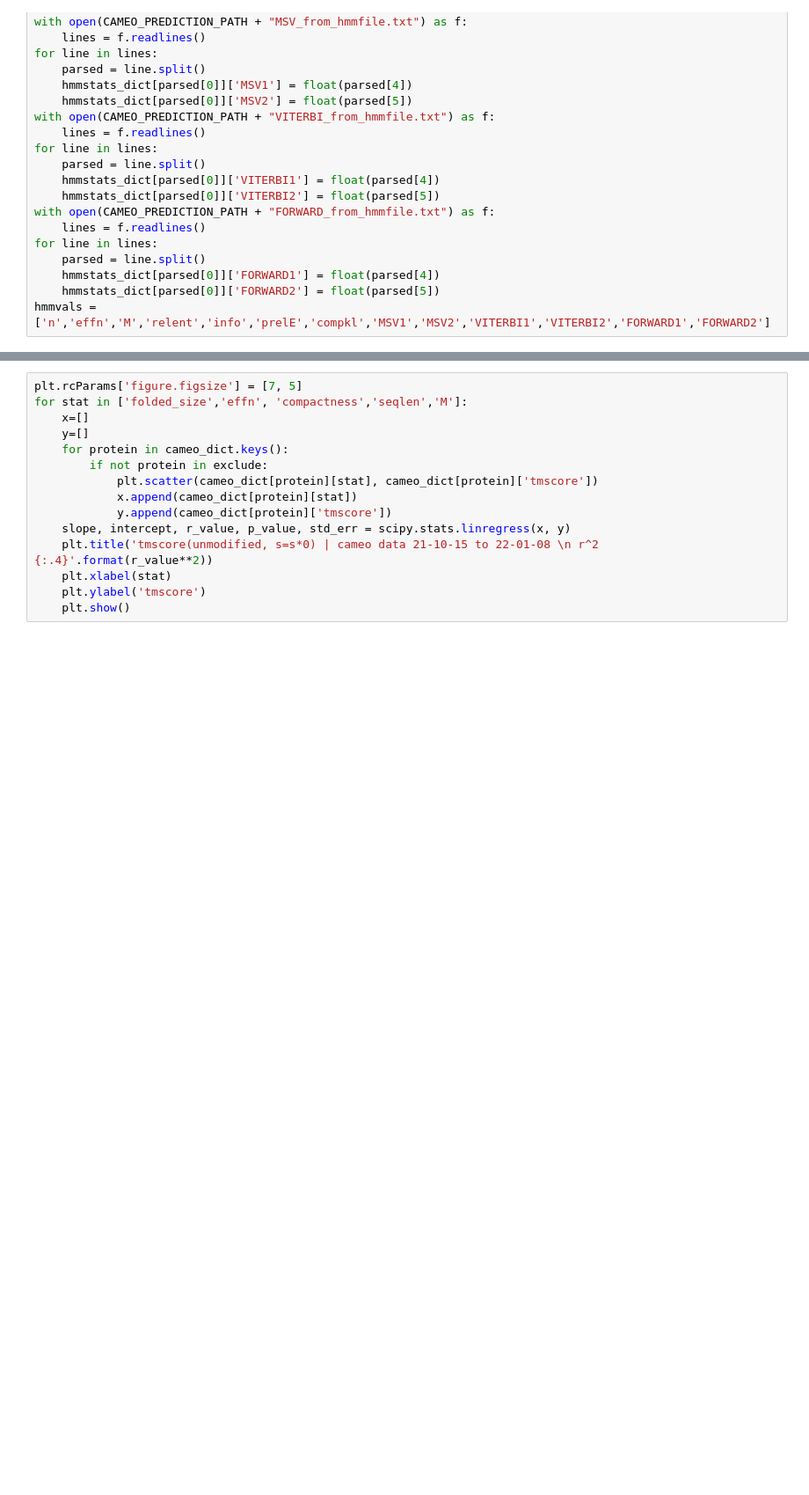
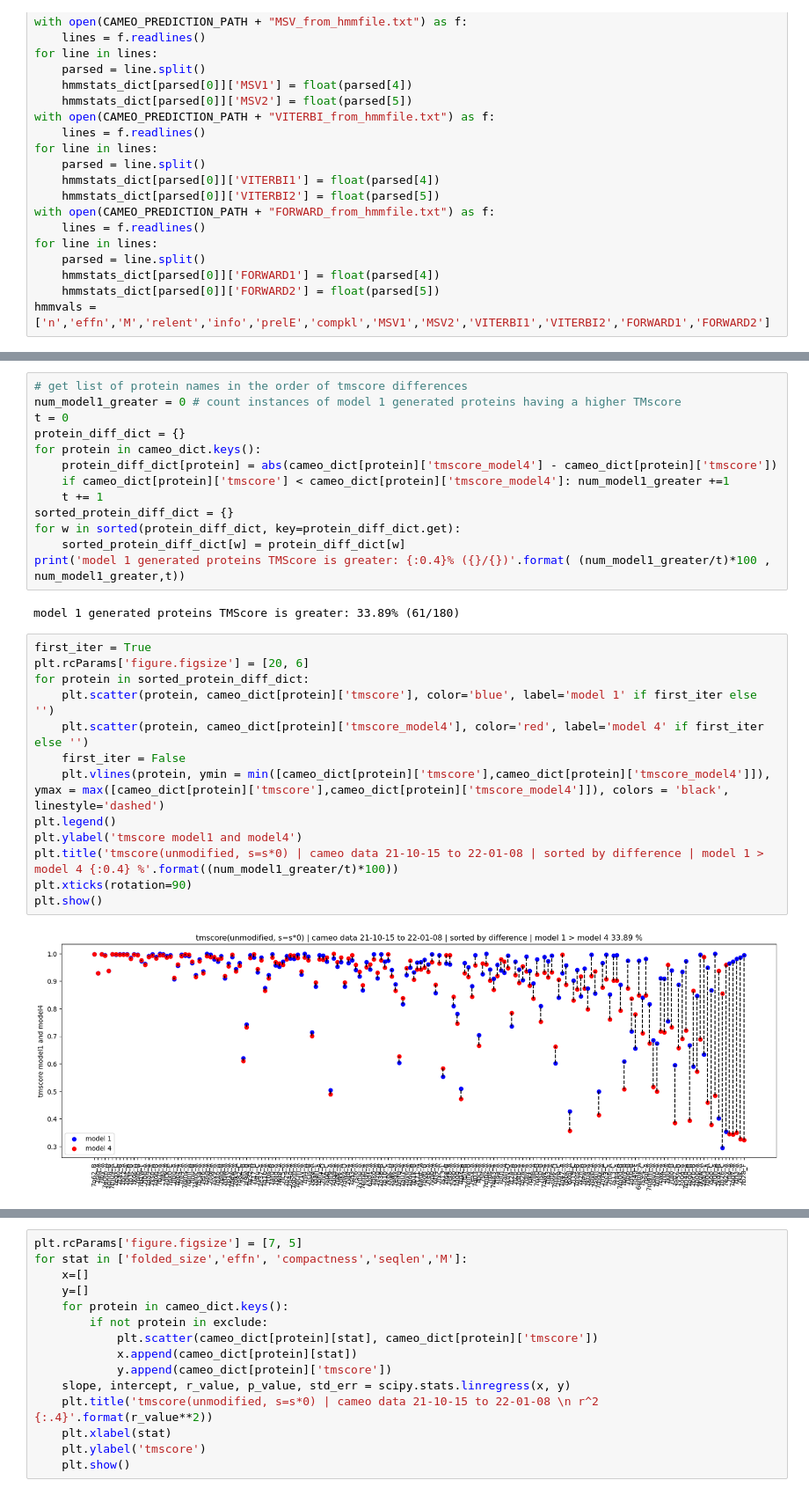
Before and after one commit to MichaelTrumbull/openfold-mt, a Jupyter notebook: personal-nbs/cameo_data_s0.ipynb, the cells around one changed output, grey strips where cells are left out. Shown at 88% size. Cells and saved outputs as stored; diff of their text form; blank space fills up the shorter version.

```diff
--- a/personal-nbs/cameo_data_s0.ipynb
+++ b/personal-nbs/cameo_data_s0.ipynb
@@ -164 +190,31 @@ protein ['n', 'effn', 'M', 'relent', 'info', 'prelE', 'compkl', 'MSV1', 'MSV2',
+# %%
+# get list of protein names in the order of tmscore differences
+num_model1_greater = 0 # count instances of model 1 generated proteins having a higher TMscore
+t = 0
+protein_diff_dict = {}
+for protein in cameo_dict.keys():
+    protein_diff_dict[protein] = abs(cameo_dict[protein]['tmscore_model4'] - cameo_dict[protein]['tmscore'])
+    if cameo_dict[protein]['tmscore'] < cameo_dict[protein]['tmscore_model4']: num_model1_greater +=1
+    t += 1
+sorted_protein_diff_dict = {}
+for w in sorted(protein_diff_dict, key=protein_diff_dict.get):
+    sorted_protein_diff_dict[w] = protein_diff_dict[w]
+print('model 1 generated proteins TMScore is greater: {:0.4}% ({}/{})'.format( (num_model1_greater/t)*100 , num_model1_greater,t))
+# %% [output]
+model 1 generated proteins TMScore is greater: 33.89% (61/180)
+# %%
+first_iter = True
+plt.rcParams['figure.figsize'] = [20, 6]
+for protein in sorted_protein_diff_dict:
+    plt.scatter(protein, cameo_dict[protein]['tmscore'], color='blue', label='model 1' if first_iter else '')
+    plt.scatter(protein, cameo_dict[protein]['tmscore_model4'], color='red', label='model 4' if first_iter else '')
+    first_iter = False
+    plt.vlines(protein, ymin = min([cameo_dict[protein]['tmscore'],cameo_dict[protein]['tmscore_model4']]), ymax = max([cameo_dict[protein]['tmscore'],cameo_dict[protein]['tmscore_model4']]), colors = 'black', linestyle='dashed')
+plt.legend()
+plt.ylabel('tmscore model1 and model4')
+plt.title('tmscore(unmodified, s=s*0) | cameo data 21-10-15 to 22-01-08 | sorted by difference | model 1 > model 4 {:0.4} %'.format((num_model1_greater/t)*100))
+plt.xticks(rotation=90)
+plt.show()
+# %% [output]
+[figure, added]
 # %%
```
Also changed, not shown: parts of 18 cells of this notebook.
